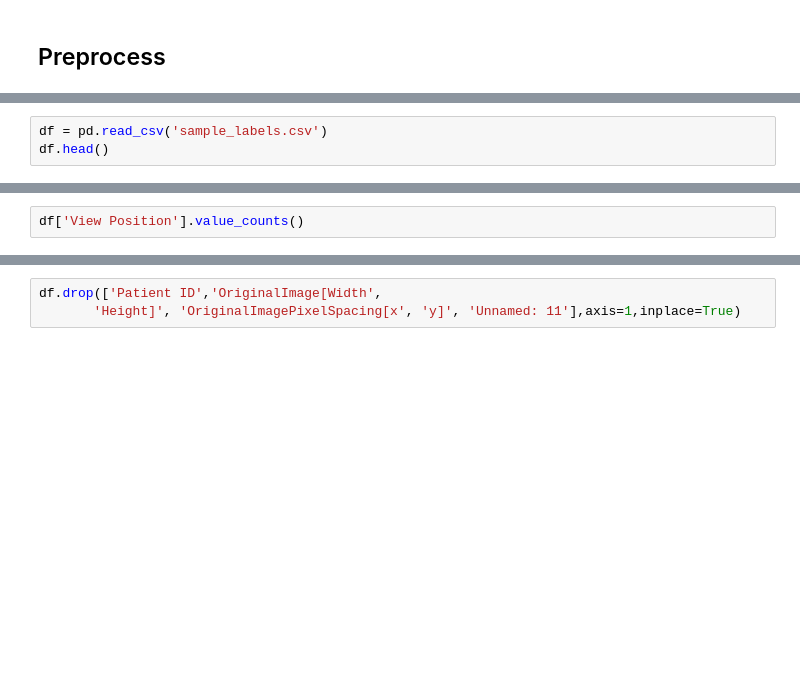
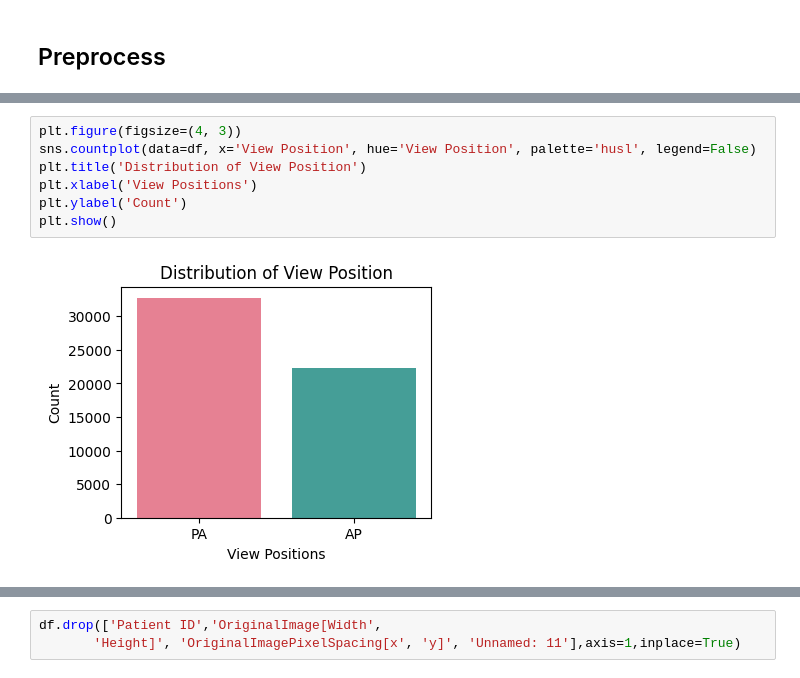
Before and after one commit to qkestacion07/CPE313, a Jupyter notebook: X_ray/train.ipynb, the cells around one changed output, grey strips where cells are left out. Drawn from its saved outputs; the diff is of its cells as text; blank space fills up the shorter version.

```diff
--- a/X_ray/train.ipynb
+++ b/X_ray/train.ipynb
@@ -52,3 +107,0 @@ reduce_lr = ReduceLROnPlateau(
-# %%
-df = pd.read_csv('sample_labels.csv')
-df.head()
@@ -81,4 +150,11 @@ df.sample(3)
-# %%
-df['View Position'].value_counts()
+# %%
+plt.figure(figsize=(4, 3))
+sns.countplot(data=df, x='View Position', hue='View Position', palette='husl', legend=False)
+plt.title('Distribution of View Position')
+plt.xlabel('View Positions')
+plt.ylabel('Count')
+plt.show()
+# %% [output]
+[figure, added]
 # %%
 df.columns
```
Also changed, not shown: parts of 49 cells of this notebook, 2 other files.
